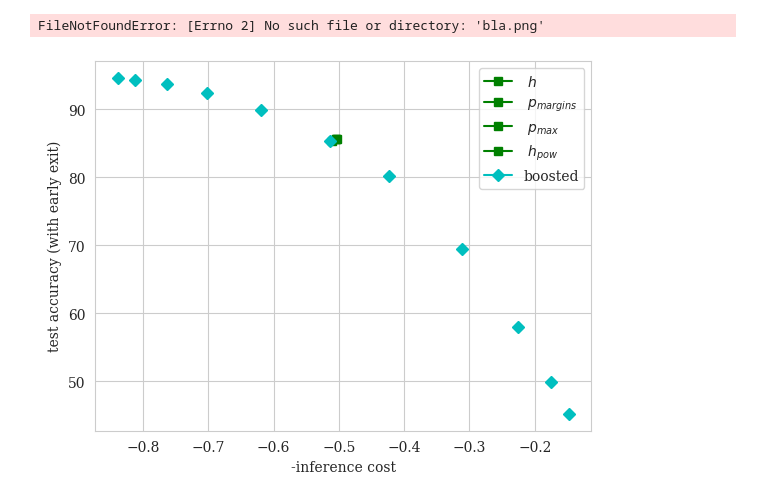
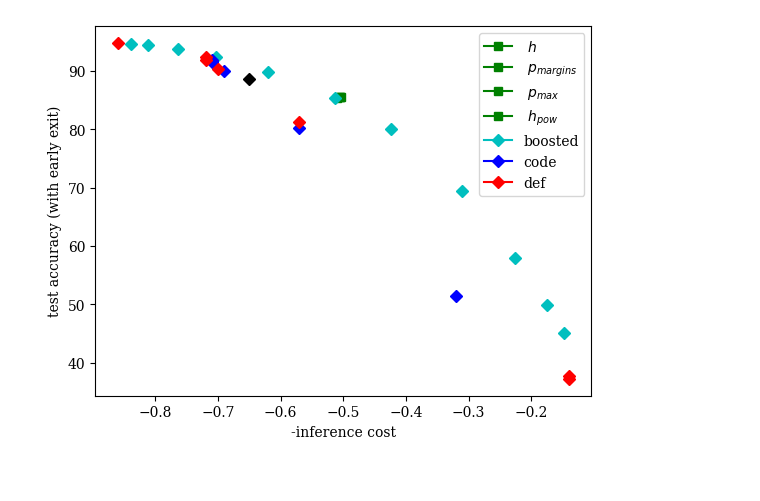
Before and after one commit to networkslab/dynn, a Jupyter notebook: src/notebooks/ce_ic_tradeoff.ipynb, the cells around one changed output. Saved outputs shown, nothing was run; the diff lists cells and outputs as text; code cells hidden in the pictures.

```diff
--- a/src/notebooks/ce_ic_tradeoff.ipynb
+++ b/src/notebooks/ce_ic_tradeoff.ipynb
@@ -40,33 +40,63 @@ boosted_list_dict.append({'label':r'boosted$', 'cost': 0.8385, 'gated_acc':94.64
+# %%
+code_list_dict = []
+code_list_dict.append({'label':r'code $\lambda=5$', 'cost': 0.32, 'gated_acc':51.408, 'marker': 'D', 'color':'b', 'marker_label': 'code'})
+code_list_dict.append({'label':r'code $\lambda=3$', 'cost': 0.57, 'gated_acc':80.30, 'marker': 'D', 'color':'b', 'marker_label': 'code'})
+code_list_dict.append({'label':r'code $\lambda=2$', 'cost': 0.69, 'gated_acc':90.01, 'marker': 'D', 'color':'b', 'marker_label': 'code'})
+code_list_dict.append({'label':r'code $\lambda=1$', 'cost': 0.71, 'gated_acc':91.63, 'marker': 'D', 'color':'b', 'marker_label': 'code'})
+code_list_dict.append({'label':r'code $\lambda=0.5$', 'cost': 0.71, 'gated_acc':91.83, 'marker': 'D', 'color':'b', 'marker_label': 'code'})
+code_list_dict.append({'label':r'code $\lambda=0.1$', 'cost': 0.71, 'gated_acc':91.60, 'marker': 'D', 'color':'b', 'marker_label': 'code'})
+code_list_dict.append({'label':r'code $\lambda=1$', 'cost': 0.71, 'gated_acc':91.71, 'marker': 'D', 'color':'b', 'marker_label': 'code'})
+
+
+default_list_dict = []
+default_list_dict.append({'label':r'default $\lambda=5$', 'cost': 0.14, 'gated_acc':37.77, 'marker': 'D', 'color':'r', 'marker_label': 'def'})
+default_list_dict.append({'label':r'default $\lambda=3$', 'cost': 0.14, 'gated_acc':37.25, 'marker': 'D', 'color':'r', 'marker_label': 'def'})
+default_list_dict.append({'label':r'default $\lambda=2$', 'cost': 0.57, 'gated_acc':81.21, 'marker': 'D', 'color':'r', 'marker_label': 'def'})
+default_list_dict.append({'label':r'default $\lambda=1$', 'cost': 0.70, 'gated_acc':90.25, 'marker': 'D', 'color':'r', 'marker_label': 'def'})
+default_list_dict.append({'label':r'default $\lambda=0.5$', 'cost': 0.72, 'gated_acc':92.31, 'marker': 'D', 'color':'r', 'marker_label': 'def'})
+default_list_dict.append({'label':r'default $\lambda=0.1$', 'cost': 0.72, 'gated_acc':91.87, 'marker': 'D', 'color':'r', 'marker_label': 'def'})
+default_list_dict.append({'label':r'default $\lambda=1$', 'cost': 0.86, 'gated_acc':94.8, 'marker': 'D', 'color':'r', 'marker_label': 'def'})
+
+best_list_dict = []
+# best_list_dict.append({'label':r'ours $\lambda=5$', 'cost': 0.38, 'gated_acc':54.79, 'marker': 'D', 'color':'k', 'marker_label': 'def'})
+# best_list_dict.append({'label':r'ours $\lambda=3$', 'cost': 0.55, 'gated_acc':78.30, 'marker': 'D', 'color':'k', 'marker_label': 'def'})
+# best_list_dict.append({'label':r'ours $\lambda=2$', 'cost': 0.65, 'gated_acc':87.16, 'marker': 'D', 'color':'k', 'marker_label': 'def'})
+# best_list_dict.append({'label':r'ours $\lambda=1$', 'cost': 0.72, 'gated_acc':92.01, 'marker': 'D', 'color':'k', 'marker_label': 'def'})
+# best_list_dict.append({'label':r'ours $\lambda=0.5$', 'cost': 0.72, 'gated_acc':92.77, 'marker': 'D', 'color':'k', 'marker_label': 'def'})
+# best_list_dict.append({'label':r'ours $\lambda=0.1$', 'cost': 0.73, 'gated_acc':92.30, 'marker': 'D', 'color':'k', 'marker_label': 'def'})
+# best_list_dict.append({'label':r'ours $\lambda=0$', 'cost': 0.75, 'gated_acc':92.09, 'marker': 'D', 'color':'k', 'marker_label': 'def'})
+
+
+best_list_dict.append({'label':r'ours $\lambda=1$', 'cost': 0.65, 'gated_acc':88.63, 'marker': 'D', 'color':'k', 'marker_label': 'def'})
 # %%
 font = {'family' : 'serif',
         'size'   : 10}
 
-combined_dicts = baseline_results_list_dict + boosted_list_dict
+combined_dicts = baseline_results_list_dict + boosted_list_dict +code_list_dict +default_list_dict+best_list_dict
 matplotlib.rc('font', **font)
 fig = plt.figure()
 ax = plt.subplot(111)
 legend_patches_dict = {}
 for dict_of_result in combined_dicts:
     label = dict_of_result['label']
     marker_label = dict_of_result['marker_label']
     cost = dict_of_result['cost']
     marker = dict_of_result['marker']
     gated_acc = dict_of_result['gated_acc']
     if not marker_label in legend_patches_dict.keys():
         legend_patches_dict[marker_label] = {'color': dict_of_result['color'], 'marker': marker}
     ax.plot(-cost, gated_acc, marker, color=dict_of_result['color'])
 # fig.xlabel('- inference cost')
 patches = []
 for patch in legend_patches_dict.keys():
     patches.append(mlines.Line2D([], [], color=legend_patches_dict[patch]['color'], marker = legend_patches_dict[patch]['marker'], label=patch))
 ax.legend(handles=patches)
 ax.set_xlabel('-inference cost')
 ax.set_ylabel('test accuracy (with early exit)')
 # ax.legend(bbox_to_anchor=(1.1, 1.05, 0.5, 0.2))
 ax.set_in_layout(in_layout=True)
 plt.savefig('ic_accuracy_scatter.pdf')
 # %% [output]
-FileNotFoundError: [Errno 2] No such file or directory: 'bla.png'
-[figure, old version]
+[figure, new version]
 # %%
 plt.close()
```
Also changed, not shown: parts of 2 cells of this notebook, 3 other files.
